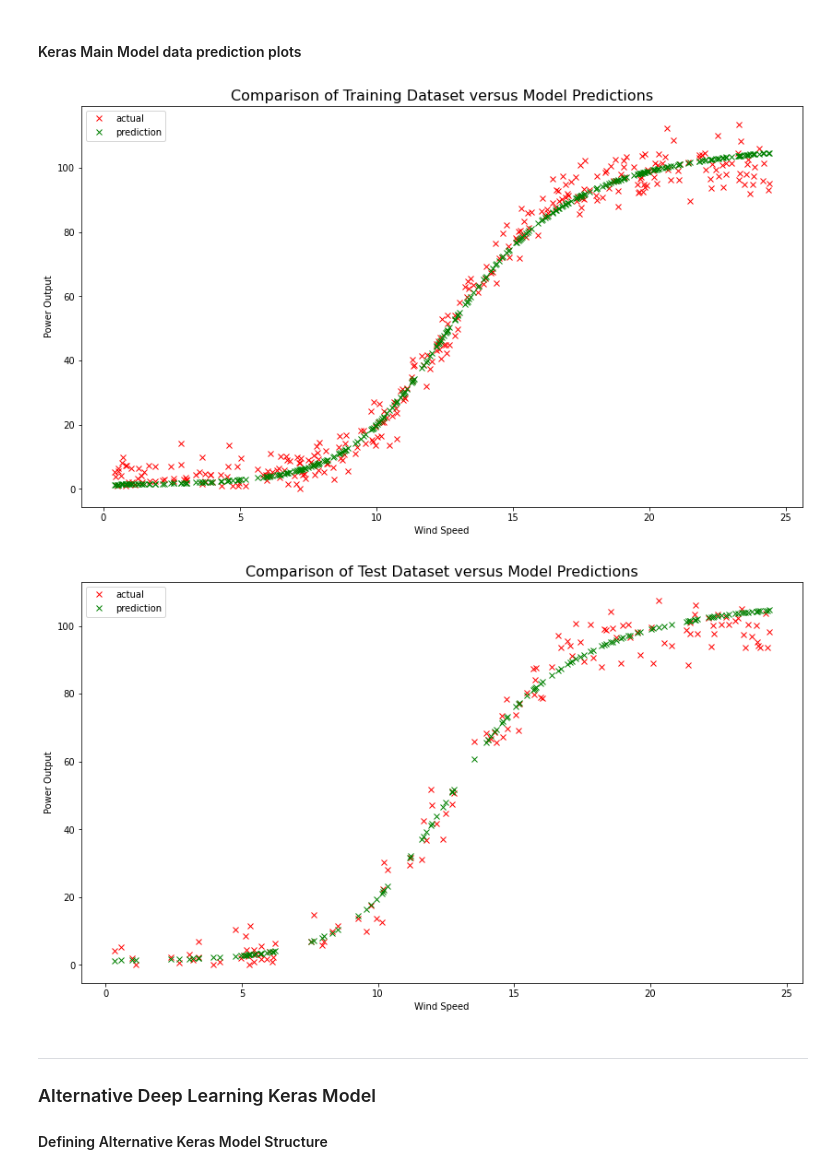
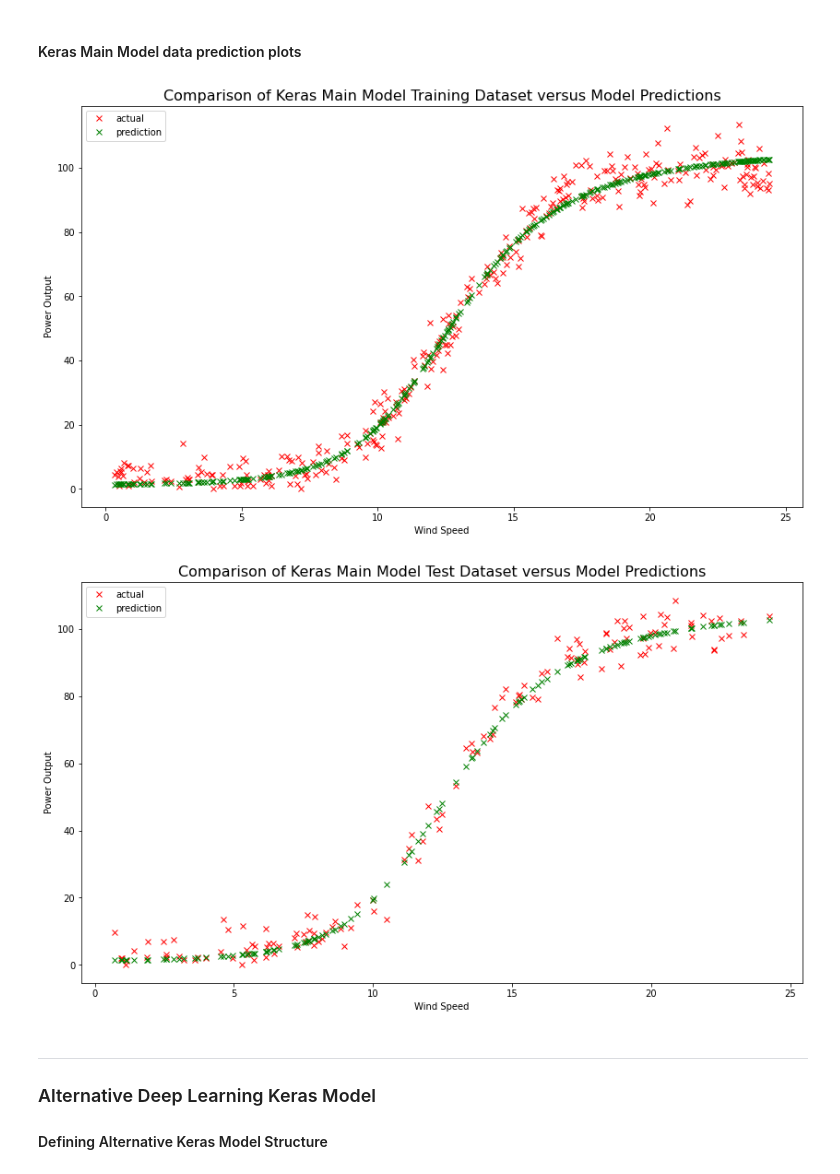
Before and after one commit to markcot/ProjMachLearn, a Jupyter notebook: Project.ipynb, the cells around one changed output. Cells and saved outputs as stored; diff of their text form; code cells hidden in the pictures.

Commit message:
MLimage: revised plot saved. Project: Conclusion added back in and updated, updated model testing, added plots for alt keras model, fixed some typos and minor text updates.

```diff
--- a/Project.ipynb
+++ b/Project.ipynb
@@ -730,22 +747,22 @@ The final scaled Mean Squared Error cost/loss factor in the Keras main model tra
 # Plot training dataset comparison
 plt.plot(train['speed']*wsF, train['power']*poF, 'rx', label='actual')
 plt.plot(train['speed']*wsF, model.predict(train['speed'])*poF, 'gx', label='prediction')
-plt.title("Comparison of Training Dataset versus Model Predictions", fontsize = 16)
+plt.title("Comparison of Keras Main Model Training Dataset versus Model Predictions", fontsize = 16)
 plt.xlabel("Wind Speed")
 plt.ylabel("Power Output")
 plt.legend();
 # %% [output]
-[figure, old version]
+[figure, new version]
 # %%
 # Plot testing dataset comparison
 plt.plot(test['speed']*wsF, test['power']*poF, 'rx', label='actual')
 plt.plot(test['speed']*wsF, model.predict(test['speed'])*poF, 'gx', label='prediction')
-plt.title("Comparison of Test Dataset versus Model Predictions", fontsize = 16)
+plt.title("Comparison of Keras Main Model Test Dataset versus Model Predictions", fontsize = 16)
 plt.xlabel("Wind Speed")
 plt.ylabel("Power Output")
 plt.legend();
 # %% [output]
-[figure, old version]
+[figure, new version]
 # %% [markdown]
 ***
 
```
Also changed, not shown: parts of 27 cells of this notebook, 2 other files.
